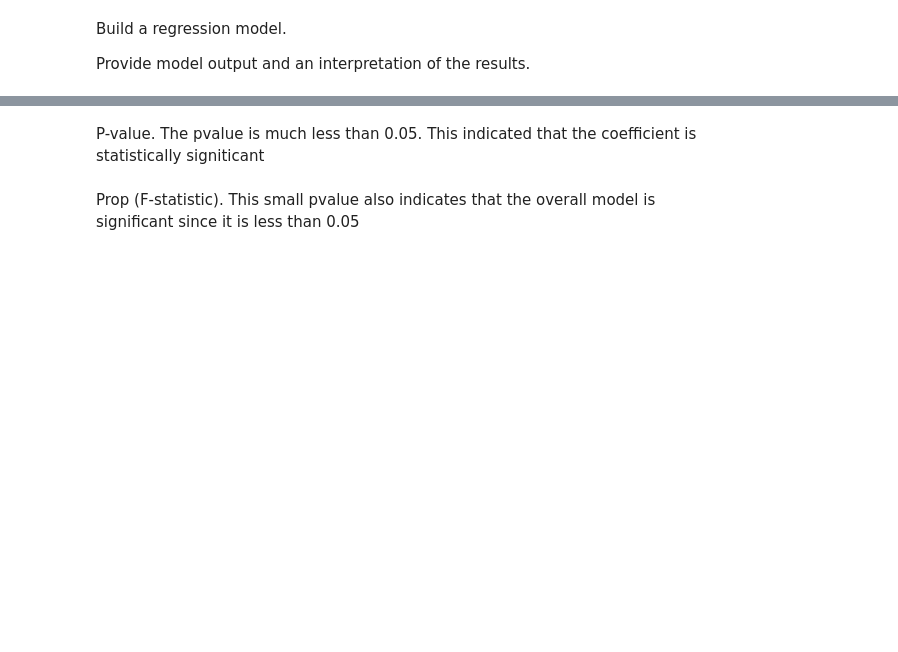
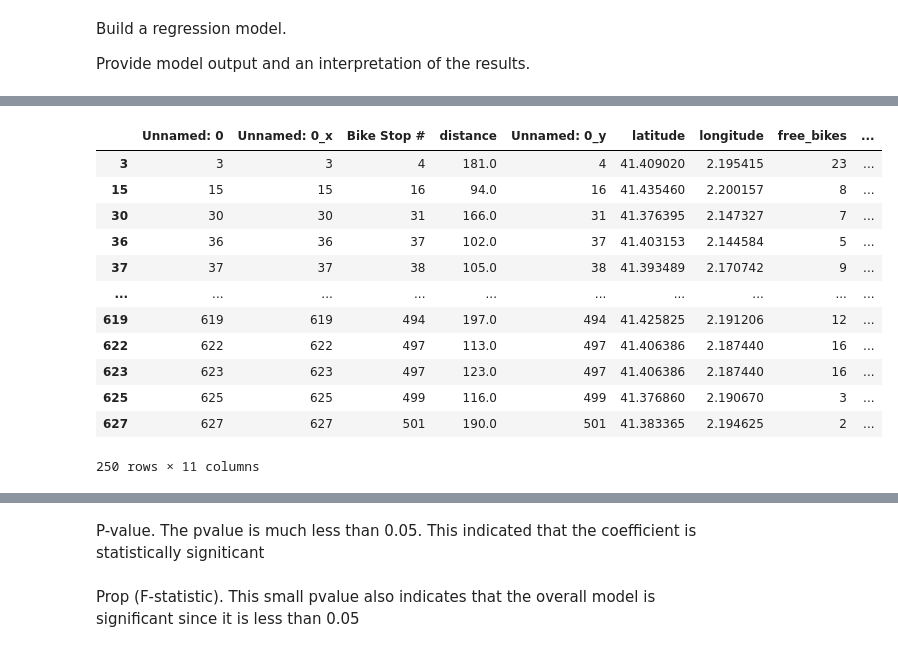
Before and after one commit to ellissuen/Statistical-Modelling-with-Python, a Jupyter notebook: notebooks/model_building.ipynb, the cells around one changed output, grey strips where cells are left out. Cells and saved outputs as stored; diff of their text form; code cells hidden in the pictures; blank space fills up the shorter version.

```diff
--- a/notebooks/model_building.ipynb
+++ b/notebooks/model_building.ipynb
@@ -7,3 +77,24 @@ import statsmodels.api as sm
+# %%
+# drop columns that are not necessary for modelling
+
+final_merged_df = merged_df[merged_df['venues_nearby'].notna()]
+
+df_1 = final_merged_df.drop(columns=['venue name', 'bike stop name',  'venue_type'])
+df_1
+# %% [output]
+|  | Unnamed: 0 | Unnamed: 0_x | Bike Stop # | distance | Unnamed: 0_y | latitude | longitude | free_bikes | ... |
+| 3 | 3 | 3 | 4 | 181.0 | 4 | 41.409020 | 2.195415 | 23 | ... |
+| 15 | 15 | 15 | 16 | 94.0 | 16 | 41.435460 | 2.200157 | 8 | ... |
+| 30 | 30 | 30 | 31 | 166.0 | 31 | 41.376395 | 2.147327 | 7 | ... |
+| 36 | 36 | 36 | 37 | 102.0 | 37 | 41.403153 | 2.144584 | 5 | ... |
+| 37 | 37 | 37 | 38 | 105.0 | 38 | 41.393489 | 2.170742 | 9 | ... |
+| ... | ... | ... | ... | ... | ... | ... | ... | ... | ... |
+| 619 | 619 | 619 | 494 | 197.0 | 494 | 41.425825 | 2.191206 | 12 | ... |
+| 622 | 622 | 622 | 497 | 113.0 | 497 | 41.406386 | 2.187440 | 16 | ... |
+| 623 | 623 | 623 | 497 | 123.0 | 497 | 41.406386 | 2.187440 | 16 | ... |
+| 625 | 625 | 625 | 499 | 116.0 | 499 | 41.376860 | 2.190670 | 3 | ... |
+| 627 | 627 | 627 | 501 | 190.0 | 501 | 41.383365 | 2.194625 | 2 | ... |
+250 rows × 11 columns
 # %%
 X = (df_1['venues_nearby'])
 y = pd.Series(df_1['% used'])
```
Also changed, not shown: parts of 14 cells of this notebook, 3 other files.
